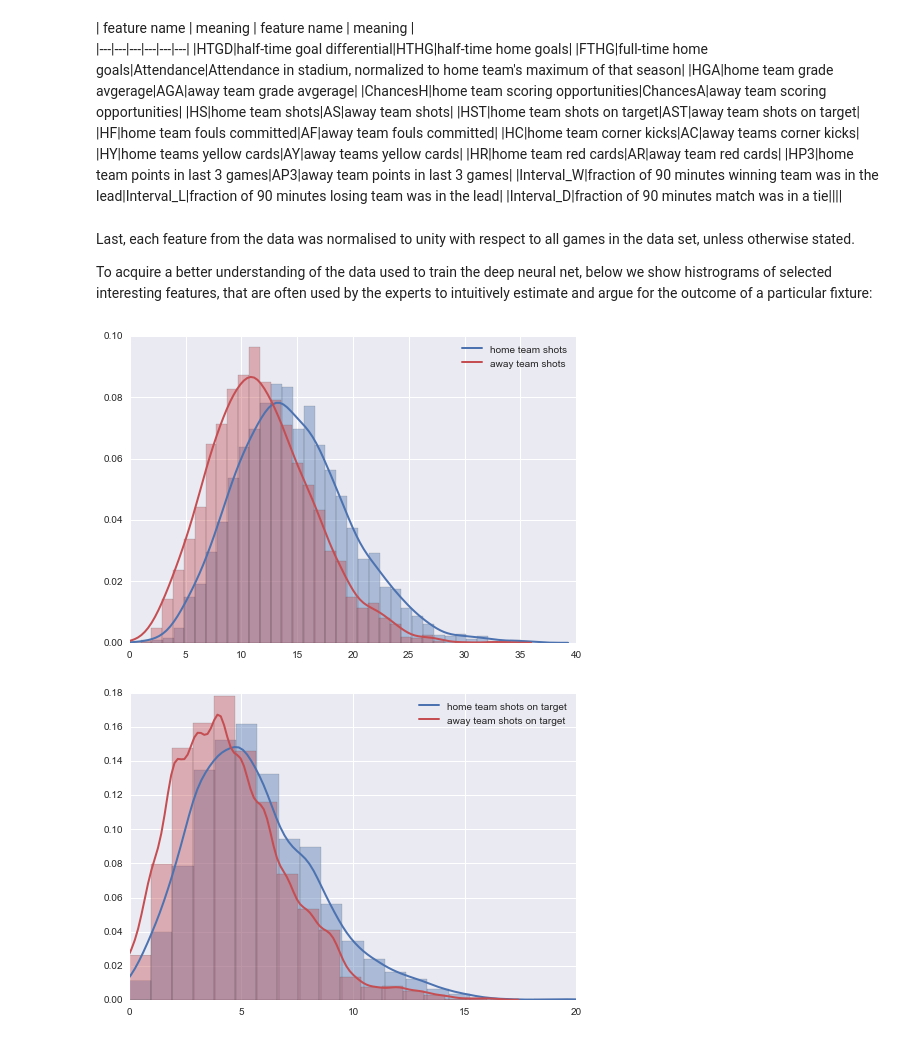
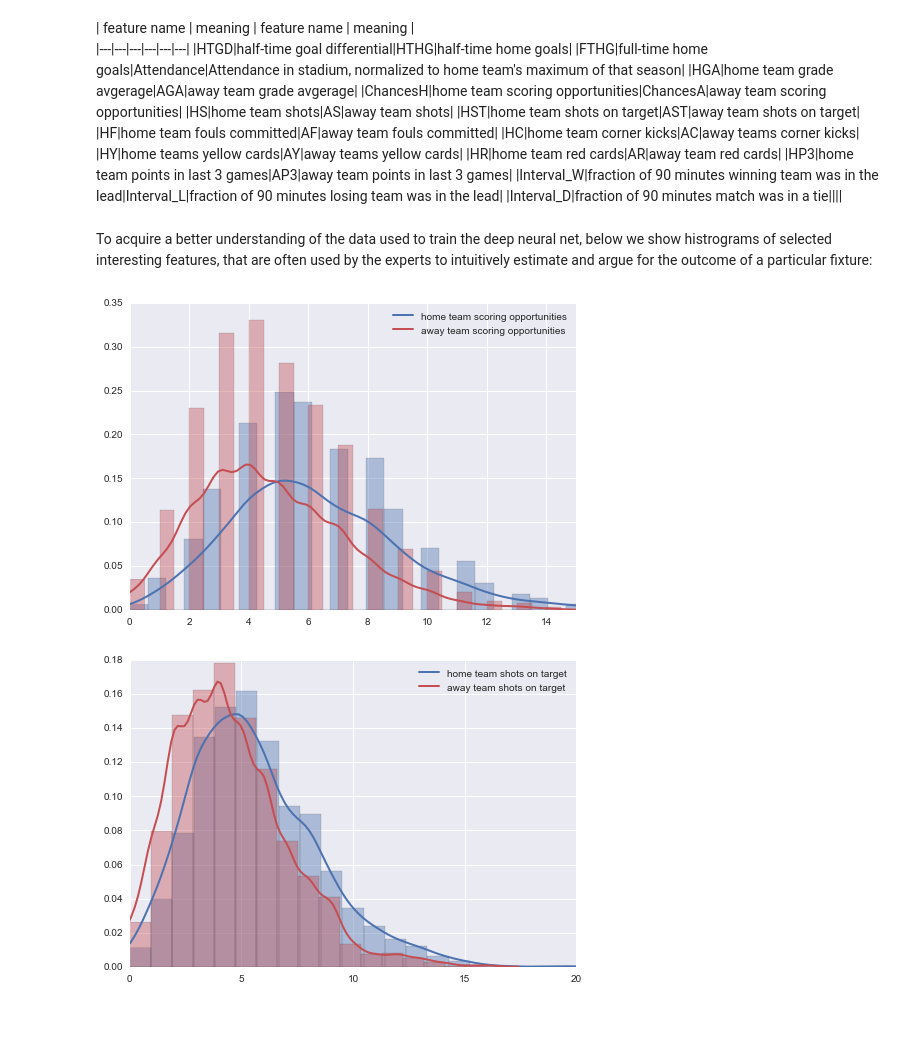
Before and after one commit to mgbukov/bundesliga, a Jupyter notebook: BL.ipynb, the cells around one changed output. Saved outputs shown, nothing was run; the diff lists cells and outputs as text; code cells hidden in the pictures.

```diff
--- a/BL.ipynb
+++ b/BL.ipynb
@@ -83,22 +92,20 @@ Features:
 |Interval_W|fraction of 90 minutes winning team was in the lead</span>|Interval_L|fraction of 90 minutes losing team was in the lead|
 |Interval_D|fraction of 90 minutes match was in a tie||||
 # %% [markdown]
-Last, each feature from the data was normalised to unity with respect to all games in the data set, unless otherwise stated.
-
 To acquire a better understanding of the data used to train the deep neural net, below we show histrograms of selected interesting features, that are often used by the experts to intuitively estimate and argue for the outcome of a particular fixture:
 # %%
-dp = sns.distplot(feats_import.loc[:, 'HS'],
+dp = sns.distplot(feats_import.loc[:, 'ChancesH'],
                   bins=np.int(feats_import.loc[:, 'HS'].max()-feats_import.loc[:, 'HS'].min()+1), axlabel=False,
-                  kde_kws={'label':'home team shots',"linewidth": 2,"color": "b"},
+                  kde_kws={'label':'home team scoring opportunities',"linewidth": 2,"color": "b"},
                   hist_kws={"color": "b"})
-dp.set(xlim=(0, 40))
+dp.set(xlim=(0, 15))
 
-dp = sns.distplot(feats_import.loc[:, 'AS'],
+dp = sns.distplot(feats_import.loc[:, 'ChancesA'],
                   bins=np.int(feats_import.loc[:, 'AS'].max()-feats_import.loc[:, 'AS'].min()+1), axlabel=False,
-                  kde_kws={'label':'away team shots',"linewidth": 2,"color": "r"},
+                  kde_kws={'label':'away team scoring opportunities',"linewidth": 2,"color": "r"},
                   hist_kws={"color": "r"})
 # %% [output]
-[figure, old version]
+[figure, new version]
 # %%
 dp = sns.distplot(feats_import.loc[:, 'HST'],
                   bins=np.int(feats_import.loc[:, 'HST'].max()-feats_import.loc[:, 'HST'].min()+1), axlabel=False,
```
Also changed, not shown: parts of 35 cells of this notebook, 3 other files.
